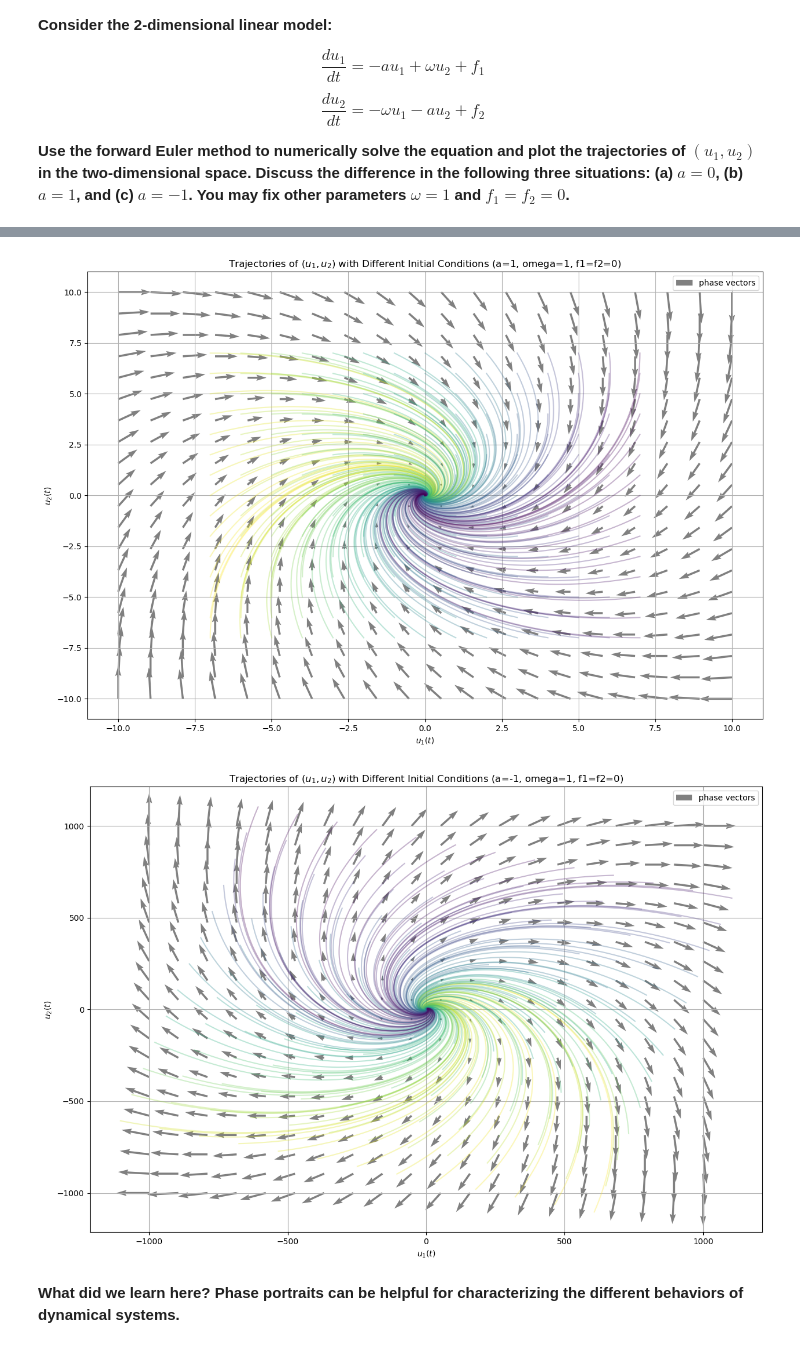
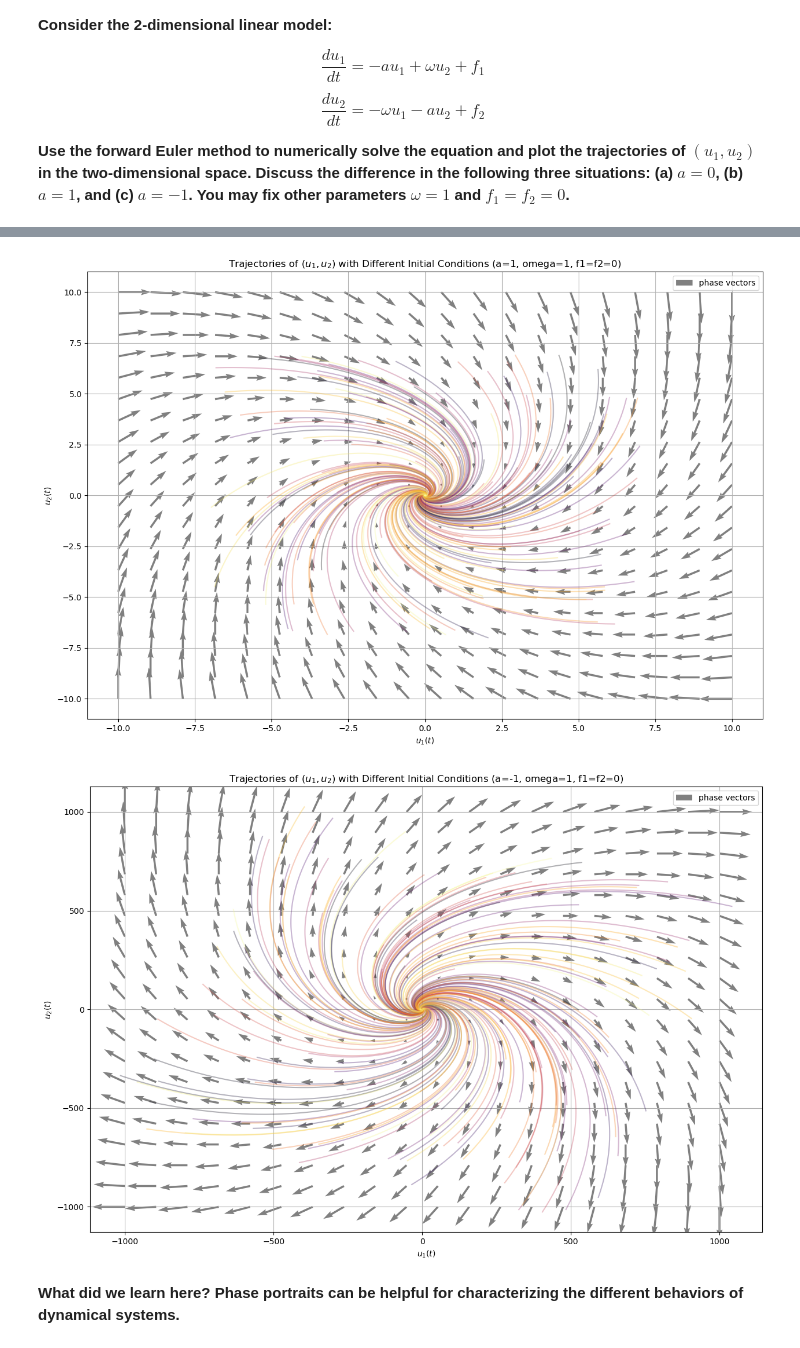
Before and after one commit to Stochastic1017/MATH_616, a Jupyter notebook: Homeworks/Homework 1/Homework 1.ipynb, the cells around one changed output, grey strips where cells are left out. Cells and saved outputs as stored; diff of their text form; code cells hidden in the pictures.

```diff
--- a/Homeworks/Homework 1/Homework 1.ipynb
+++ b/Homeworks/Homework 1/Homework 1.ipynb
@@ -371,14 +353,14 @@ ax0.grid(True)
 
 # Plotting forward Euler approximation (for various step-sizes)
 num_points = 100
-start = -4
-end = 4
+start = 0.5
+end = 2
 u0_values = np.linspace(start, end, num_points)
 t_list = []
 y_list = []
 
 # Defining color schema
-cmap = cm.get_cmap('viridis')
+cmap = cm.get_cmap('inferno')
 colors = [cmap(i) for i in np.linspace(0, 1, num_points)]
 
 # Calculate and plot for each initial condition with respective color
@@ -401,7 +383,7 @@ ax1.plot([xlim[0], xlim[1]],
 ax1.set_xlabel('t')
 ax1.set_ylabel('u(t)')
 ax1.set_title('Comparison of forward Euler (for various initial conditions)')
-ax1.set_xlim(-4,-3)
+ax1.set_xlim(-4,-3.7)
 ax1.grid(False)
 ax1.legend()
 
@@ -483,7 +465,7 @@ t_list = []
 y_list = []
 
 # Defining color schema
-cmap = cm.get_cmap('viridis')
+cmap = cm.get_cmap('inferno')
 colors = [cmap(i) for i in np.linspace(0, 1, num_points)]
 
 # Calculate and plot for each initial condition with respective color
@@ -531,5 +513,4 @@ cbar = fig.colorbar(sm, ax=ax1)
 cbar.set_label('initial conditions $u_0$')
 
 plt.show()
-plt.figure(figsize=(15, 10))
 # %% [output]
@@ -616,17 +595,14 @@ for a_curr in a:
     # Plotting a=0
     if a_curr == 0:
 
-        initial_conditions = []
-        for i in range(-7, 8, 2):
-            for j in range(-7, 8, 2):
-                initial_conditions.append( (i,j) )
+        initial_conditions = [(random.uniform(-7, 7), random.uniform(-7, 7)) for _ in range(25)]
 
-        cmap = cm.get_cmap('viridis_r')
+        cmap = cm.get_cmap('inferno')
         colors = [cmap(i) for i in np.linspace(0, 1, len(initial_conditions))]
 
         for idx, (u10, u20) in enumerate(initial_conditions):
             t, y = forward_euler(u10=u10, u20=u20, t0=0, tend=20, h=0.001, a=a_curr, omega=omega, f1=f1, f2=f2)
-            plt.plot(y[:, 0], y[:, 1], color=colors[idx], alpha=0.1)
+            plt.plot(y[:, 0], y[:, 1], color=colors[idx], alpha=0.3)
 
         u1_vals = np.linspace(-10, 10, 20)
         u2_vals = np.linspace(-10, 10, 20)
@@ -639,12 +615,9 @@ for a_curr in a:
     # Plotting a=1
     elif a_curr == 1:
 
-        initial_conditions = []
-        for i in range(-7, 8):
-            for j in range(-7, 8):
-                initial_conditions.append( (i,j) )
+        initial_conditions = [(random.uniform(-7, 7), random.uniform(-7, 7)) for _ in range(150)]
 
-        cmap = cm.get_cmap('viridis_r')
+        cmap = cm.get_cmap('inferno')
         colors = [cmap(i) for i in np.linspace(0, 1, len(initial_conditions))]
 
         for idx, (u10, u20) in enumerate(initial_conditions):
@@ -662,12 +635,9 @@ for a_curr in a:
     # Plotting a=-1
     else:
 
-        initial_conditions = []
-        for i in range(-6, 7):
-            for j in range(-6, 7):
-                initial_conditions.append( (i,j) )
+        initial_conditions = [(random.uniform(-6, 6), random.uniform(-6, 6)) for _ in range(150)]
 
-        cmap = cm.get_cmap('viridis_r')
+        cmap = cm.get_cmap('inferno')
         colors = [cmap(i) for i in np.linspace(0, 1, len(initial_conditions))]
         for idx, (u10, u20) in enumerate(initial_conditions):
             t, y = forward_euler(u10=u10, u20=u20, t0=0, tend=5, h=0.001, a=a_curr, omega=omega, f1=f1, f2=f2)
@@ -693,5 +663,5 @@ for a_curr in a:
-[figure, old version]
+[figure, new version]
-[figure, old version]
+[figure, new version]
 # %% [markdown]
 **What did we learn here? Phase portraits can be helpful for characterizing the different behaviors of dynamical systems.**
 # %% [markdown]
```
Also changed, not shown: parts of 10 cells of this notebook, 2 other files.
